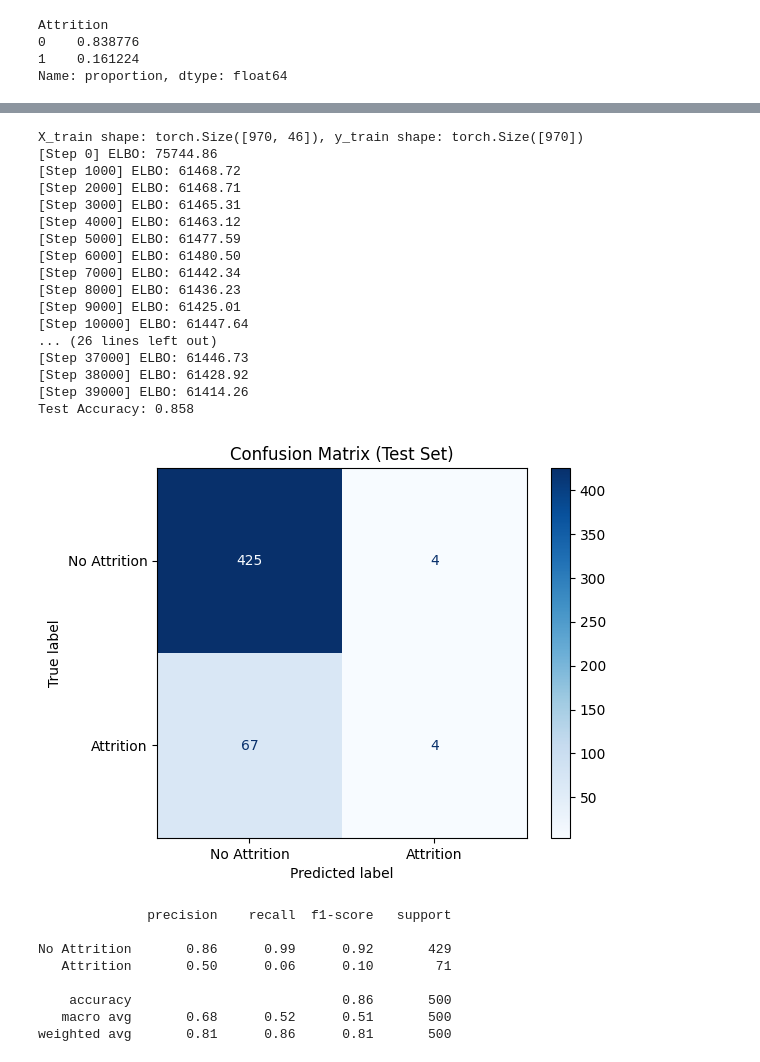
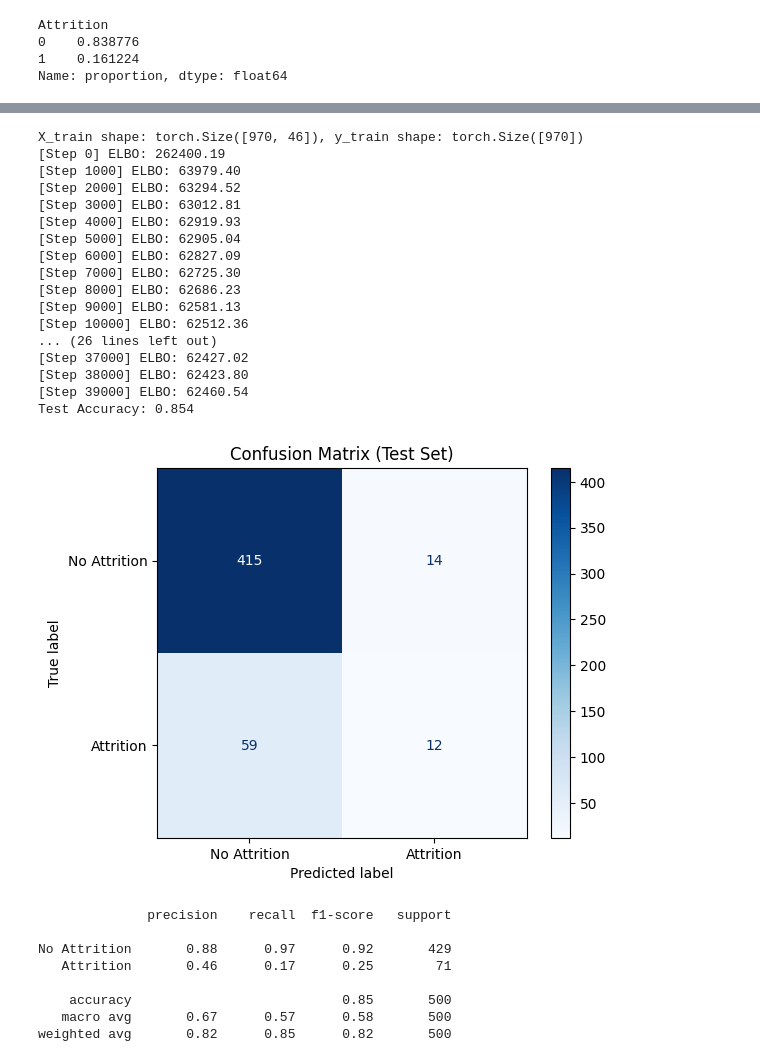
Before and after one commit to annemollelsborg/pgm_binary_log_reg, a Jupyter notebook: notebook.ipynb, the cells around one changed output, grey strips where cells are left out. Saved outputs shown, nothing was run; the diff lists cells and outputs as text; code cells hidden in the pictures.

```diff
--- a/notebook.ipynb
+++ b/notebook.ipynb
@@ -347,15 +405,26 @@ latent_dim = 7  # Known from running PPCA seperatelt
 
 print(f"X_train shape: {X_train.shape}, y_train shape: {y_train.shape}")
 
+degF = 1
+tau = 3
+
 def combined_ppca_blr_model(X, y=None):
     N, D = X.shape
 
     # PPCA parameters
-    W = pyro.sample("W", dist.Normal(0, 1).expand([D, latent_dim]).to_event(2))
-    sigma = pyro.sample("sigma", dist.HalfCauchy(1))
+    mu_W = pyro.sample("mu_W", dist.Normal(0, 1).expand([D, latent_dim]).to_event(2))
+    sigma_W = pyro.sample("sigma_W", dist.HalfCauchy(scale=1.0).expand([D, latent_dim]).to_event(2))
+    W = pyro.sample("W", dist.Normal(mu_W, sigma_W).to_event(2))
+
+    scale_sigma = pyro.sample("scale_sigma", dist.HalfCauchy(1.0))
+    sigma = pyro.sample("sigma", dist.HalfCauchy(scale=scale_sigma))
 
     # Logistic regression parameters
-    beta = pyro.sample("beta", dist.Normal(0., 1.).expand([latent_dim]).to_event(1))
+    mu_beta = pyro.sample("mu_beta", dist.StudentT(df=degF,
+    loc=torch.zeros(latent_dim), scale=torch.ones(latent_dim)).to_event(1))
+    sigma_beta = pyro.sample("sigma_beta",dist.HalfCauchy(scale=tau * torch.ones(latent_dim)).to_event(1))
+    beta = pyro.sample("beta", dist.Normal(loc=mu_beta, scale=sigma_beta).to_event(1))
+
     intercept = pyro.sample("intercept", dist.Normal(0., 1.))
 
     with pyro.plate("data", N):
@@ -367,7 +436,18 @@ def combined_ppca_blr_model(X, y=None):
 
         # Generate y
         logits = (z * beta).sum(-1) + intercept
-        pyro.sample("obs_y", dist.Bernoulli(logits=logits), obs=y)
+
+        # Compute class weights: w1 for positive class, w0 for negative class
+        w1 = (y == 0).sum() / y.shape[0]  # inversely proportional to class size
+        w0 = (y == 1).sum() / y.shape[0]
+
+        weights = torch.where(y == 1, w1, w0)
+
+        # Use the logits to define the distribution manually
+        log_prob = dist.Bernoulli(logits=logits).log_prob(y)
+
+        # Scale the loss manually
+        pyro.factor("weighted_loss", (weights * log_prob).sum())
 
 def ppca_encoder(X, W, sigma):
     D, latent_dim = W.shape
@@ -390,58 +470,57 @@ for step in range(num_steps):
         print(f"[Step {step}] ELBO: {loss:.2f}")
 
 # Posterior inference using the guide (train set)
 posterior_samples = guide(X_train, y_train)
 W_mean = posterior_samples['W']
 sigma_mean = posterior_samples['sigma']
 beta_mean = posterior_samples['beta']
 intercept_mean = posterior_samples['intercept']
 
 # Use ppca_encoder for z_test
 z_test_encoded = ppca_encoder(X_test, W_mean, sigma_mean)
 
 # Predict on test set
 logits_test = (z_test_encoded * beta_mean).sum(-1) + intercept_mean
 probs_test = torch.sigmoid(logits_test)
 y_pred_test = (probs_test > 0.5).int()
 
 # Accuracy on test set
 accuracy_test = (y_pred_test == y_test.int()).float().mean()
 print(f"Test Accuracy: {accuracy_test:.3f}")
 
 # Confusion matrix for test set
-from sklearn.metrics import confusion_matrix, ConfusionMatrixDisplay
 cm = confusion_matrix(y_test.numpy(), y_pred_test.numpy())
 disp = ConfusionMatrixDisplay(confusion_matrix=cm, display_labels=["No Attrition", "Attrition"])
 disp.plot(cmap='Blues')
 plt.title("Confusion Matrix (Test Set)")
 plt.show()
 # %% [output]
 X_train shape: torch.Size([970, 46]), y_train shape: torch.Size([970])
-[Step 0] ELBO: 75744.86
-[Step 1000] ELBO: 61468.72
-[Step 2000] ELBO: 61468.71
-[Step 3000] ELBO: 61465.31
-[Step 4000] ELBO: 61463.12
-[Step 5000] ELBO: 61477.59
-[Step 6000] ELBO: 61480.50
-[Step 7000] ELBO: 61442.34
-[Step 8000] ELBO: 61436.23
-[Step 9000] ELBO: 61425.01
-[Step 10000] ELBO: 61447.64
+[Step 0] ELBO: 262400.19
+[Step 1000] ELBO: 63979.40
+[Step 2000] ELBO: 63294.52
+[Step 3000] ELBO: 63012.81
+[Step 4000] ELBO: 62919.93
+[Step 5000] ELBO: 62905.04
+[Step 6000] ELBO: 62827.09
+[Step 7000] ELBO: 62725.30
+[Step 8000] ELBO: 62686.23
+[Step 9000] ELBO: 62581.13
+[Step 10000] ELBO: 62512.36
 ... (26 lines left out)
-[Step 37000] ELBO: 61446.73
-[Step 38000] ELBO: 61428.92
-[Step 39000] ELBO: 61414.26
-Test Accuracy: 0.858
+[Step 37000] ELBO: 62427.02
+[Step 38000] ELBO: 62423.80
+[Step 39000] ELBO: 62460.54
+Test Accuracy: 0.854
-[figure, old version]
+[figure, new version]
 # %%
 print(classification_report(y_test.numpy(), y_pred_test.numpy(), target_names=["No Attrition", "Attrition"]))
 # %% [output]
               precision    recall  f1-score   support
 
-No Attrition       0.86      0.99      0.92       429
-   Attrition       0.50      0.06      0.10        71
+No Attrition       0.88      0.97      0.92       429
+   Attrition       0.46      0.17      0.25        71
 
-    accuracy                           0.86       500
-   macro avg       0.68      0.52      0.51       500
-weighted avg       0.81      0.86      0.81       500
+    accuracy                           0.85       500
+   macro avg       0.67      0.57      0.58       500
+weighted avg       0.82      0.85      0.82       500
```
Also changed, not shown: parts of 17 cells of this notebook.
